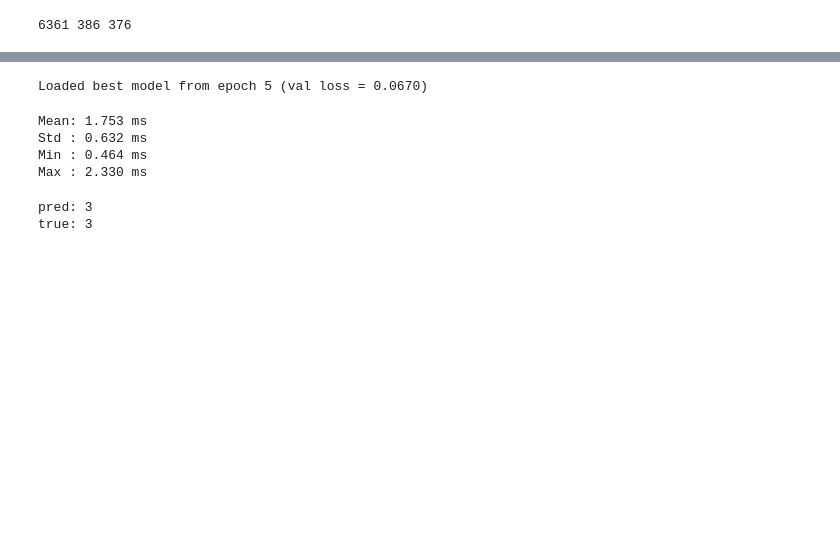
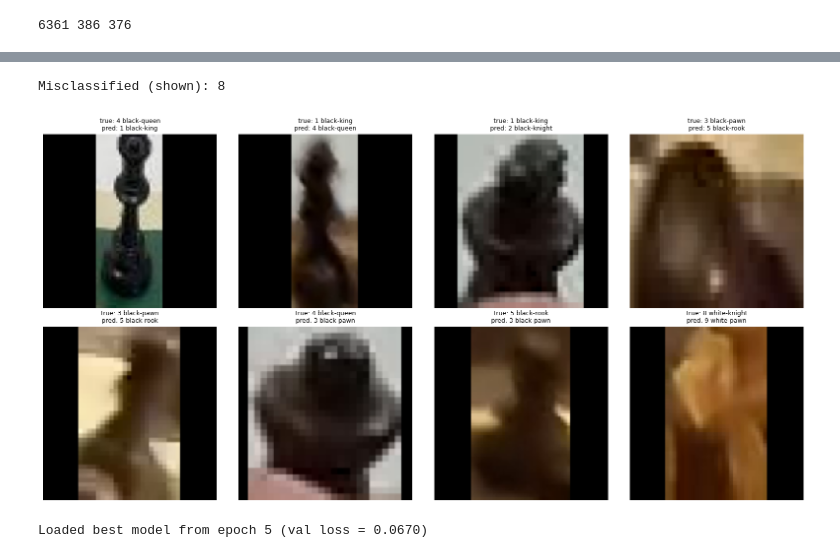
Before and after one commit to Lounes78/Seenitt, a Jupyter notebook: PieceClassifier/code.ipynb, the cells around one changed output, grey strips where cells are left out. Cells and saved outputs as stored; diff of their text form; code cells hidden in the pictures; blank space fills up the shorter version.

```diff
--- a/PieceClassifier/code.ipynb
+++ b/PieceClassifier/code.ipynb
@@ -100,3 +95,6 @@ ONNX saved:  piece_resnet18_128.onnx
 print(len(pieceClassifier.dataset_train), len(pieceClassifier.dataset_val), len(pieceClassifier.dataset_test))
 # %% [output]
 6361 386 376
+# %%
+from PieceClassifier import PieceClassifier
+pieceClassifier = PieceClassifier(load_model_path = 'models/best_0.0567.pt')
@@ -308 +162,6 @@ programa o archivo por lotes ejecutable.
+# %%
+show_misclassified_fast(pieceClassifier)
+# %% [output]
+Misclassified (shown): 8
+[figure, added]
 # %%
@@ -342,21 +171,0 @@ def benchmark_trt(
-# %%
-img_tensor, y = pieceClassifier.dataset_test[0]
-img_np = img_tensor.unsqueeze(0).cpu().numpy().astype(np.float32)
-
-times = benchmark_trt(infer_trt, img_np)
-# %% [output]
-Mean: 1.753 ms
-Std : 0.632 ms
-Min : 0.464 ms
-Max : 2.330 ms
-# %%
-img_tensor, y = pieceClassifier.dataset_test[100]
-img_np = img_tensor.unsqueeze(0).cpu().numpy().astype(np.float32)
-
-logits = infer_trt(img_np)
-pred = int(logits.argmax(axis=1)[0])
-print("pred:", pred)
-print('true:',y)
-# %% [output]
-pred: 3
-true: 3
```
Also changed, not shown: parts of 20 cells of this notebook, 4 other files.
